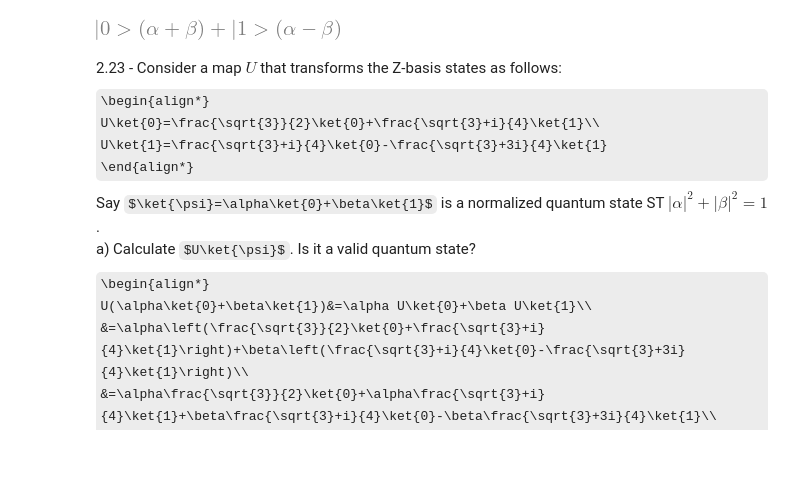
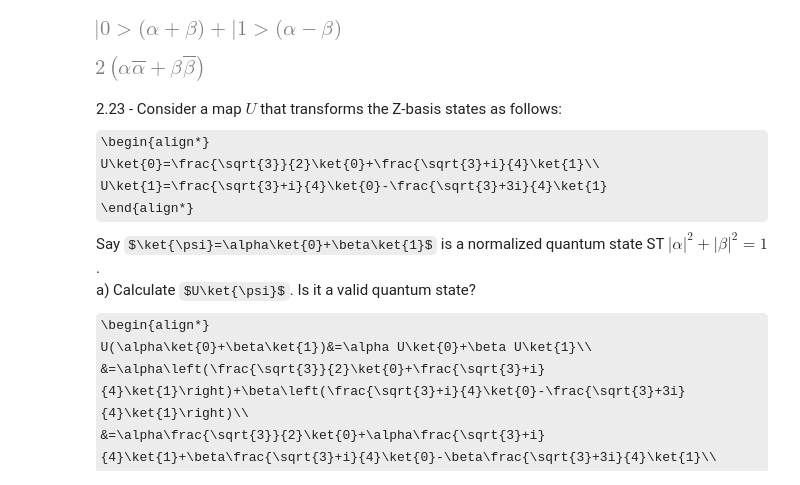
Before and after one commit to Artuk009/QuantumComputing, a Jupyter notebook: PracticeProblems_TWong/Chapter2.ipynb, the cells around one changed output. Cells and saved outputs as stored; diff of their text form; code cells hidden in the pictures; some formulas as TeX source; blank space fills up the shorter version.

```diff
--- a/PracticeProblems_TWong/Chapter2.ipynb
+++ b/PracticeProblems_TWong/Chapter2.ipynb
@@ -265,6 +265,14 @@ q = sp.collect(q, ket_one)
 q
 # %% [output]
 [figure]
+# %%
+# Check that the state is valid
+eq = (alpha+beta)*sp.conjugate(alpha+beta) + (alpha-beta)*sp.conjugate(alpha-beta)
+eq = sp.expand(eq)
+eq = sp.factor(eq)
+eq # not valid because |alpha|^2 + |beta|^2 not 1
+# %% [output]
+[figure, added]
 # %% [markdown]
 2.23 - Consider a map $U$ that transforms the Z-basis states as follows:<br>
 \begin{align*}
```
